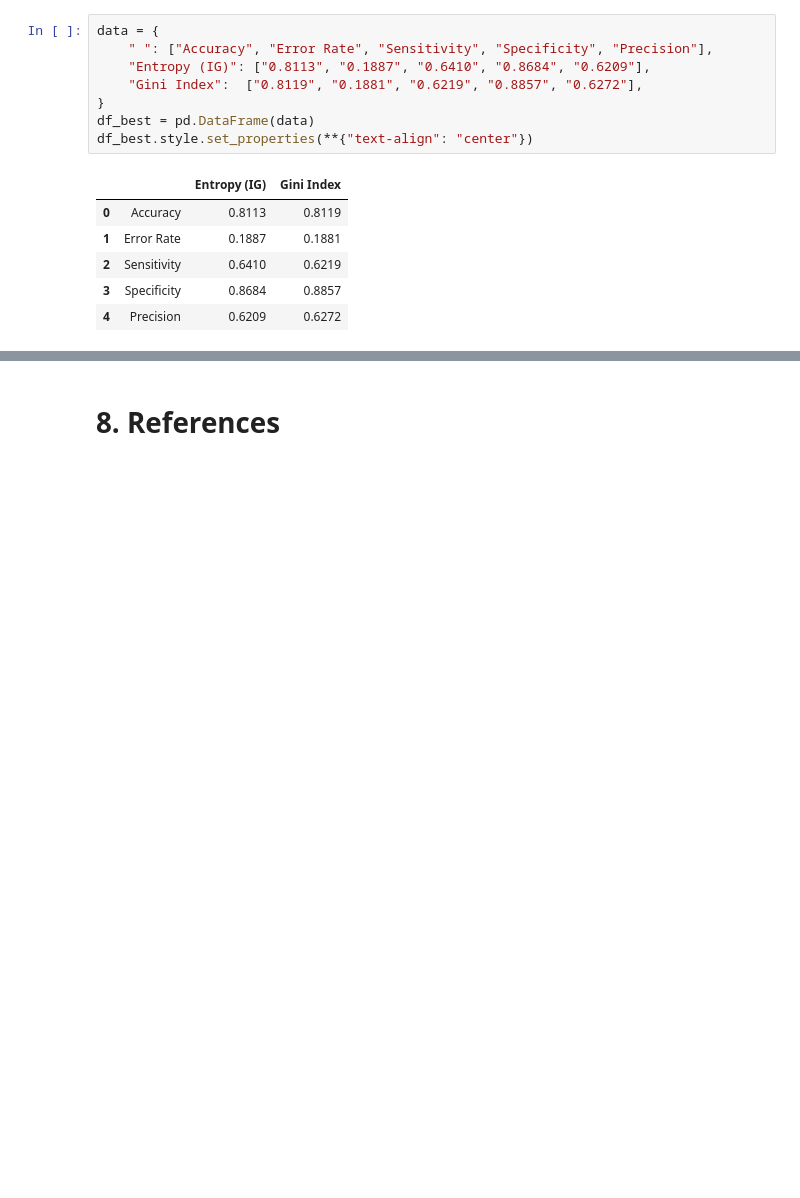
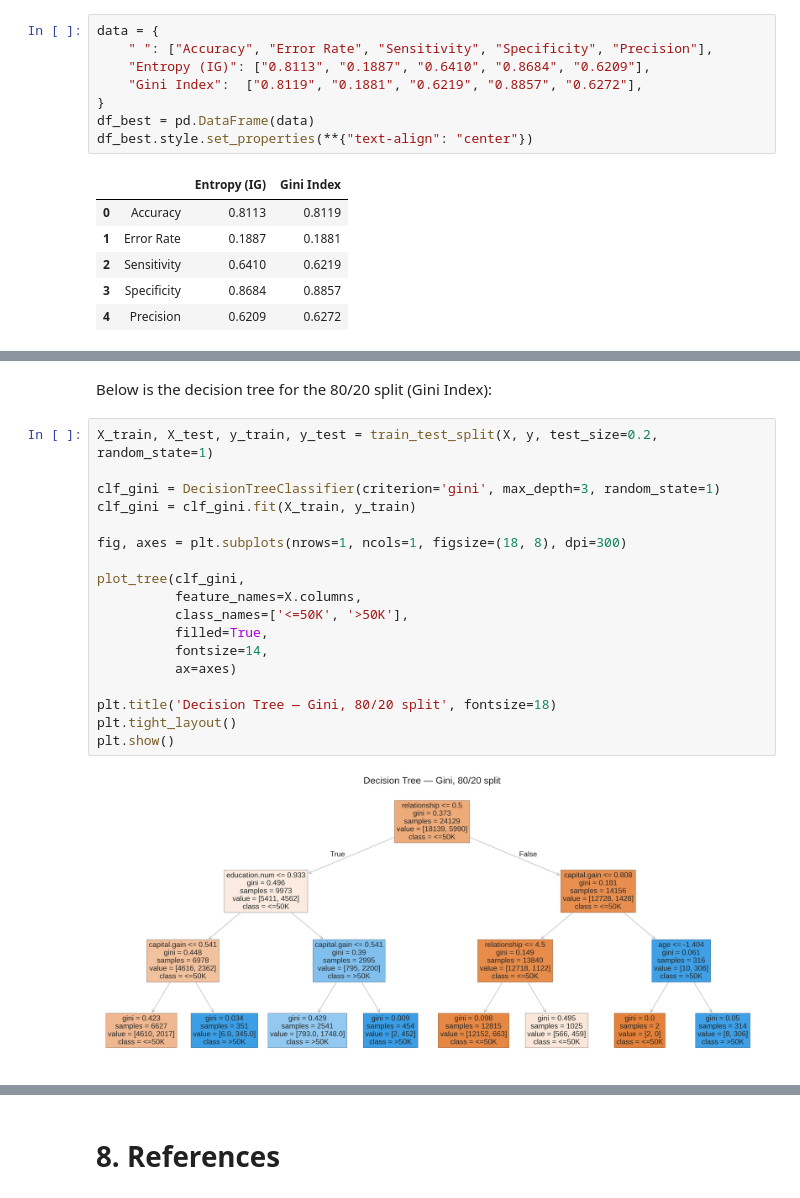
Before and after one commit to Non8q/IT326-Adult-Census-Income, a Jupyter notebook: Phase3.ipynb, the cells around one changed output, grey strips where cells are left out. Cells and saved outputs as stored; diff of their text form; blank space fills up the shorter version.

```diff
--- a/Phase3.ipynb
+++ b/Phase3.ipynb
@@ -932,0 +957,22 @@ Both splitting criteria perform well, but each excels in different areas. Entrop
+# %% [markdown]
+Below is the decision tree for the 80/20 split (Gini Index):
+# %%
+X_train, X_test, y_train, y_test = train_test_split(X, y, test_size=0.2, random_state=1)
+
+clf_gini = DecisionTreeClassifier(criterion='gini', max_depth=3, random_state=1)
+clf_gini = clf_gini.fit(X_train, y_train)
+
+fig, axes = plt.subplots(nrows=1, ncols=1, figsize=(18, 8), dpi=300)
+
+plot_tree(clf_gini,
+          feature_names=X.columns,
+          class_names=['<=50K', '>50K'],
+          filled=True,
+          fontsize=14,
+          ax=axes)
+
+plt.title('Decision Tree — Gini, 80/20 split', fontsize=18)
+plt.tight_layout()
+plt.show()
+# %% [output]
+[figure, added]
```
Also changed, not shown: parts of 17 cells of this notebook.
